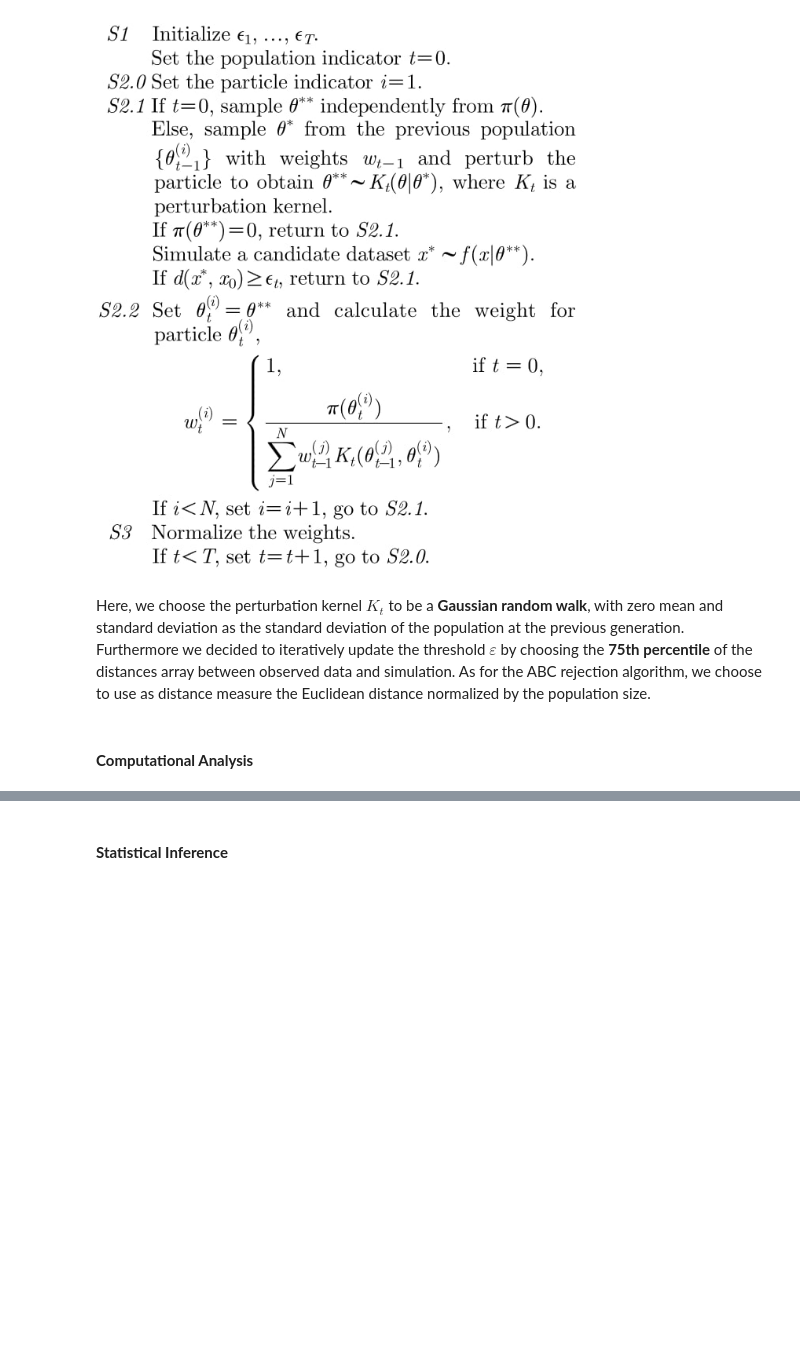
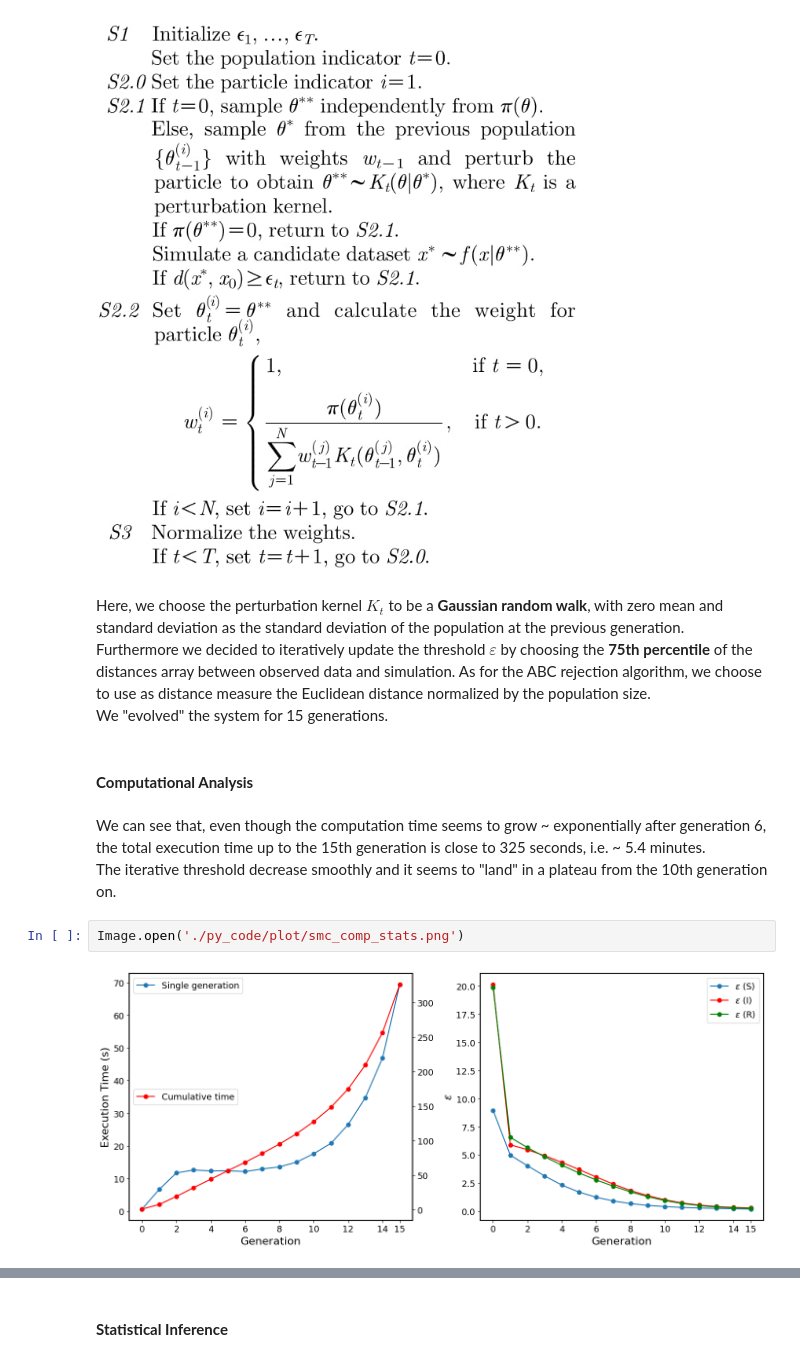
Before and after one commit to Berto70/abc_sir, a Jupyter notebook: final_notebook.ipynb, the cells around one changed output, grey strips where cells are left out. Saved outputs shown, nothing was run; the diff lists cells and outputs as text; blank space fills up the shorter version.

```diff
--- a/final_notebook.ipynb
+++ b/final_notebook.ipynb
@@ -216,5 +216,13 @@ Image.open('./py_code/plot/abc_smc.png')
 # %% [markdown]
 Here, we choose the perturbation kernel $K_t$ to be a **Gaussian random walk**, with zero mean and standard deviation as the standard deviation of the population at the previous generation.
 Furthermore we decided to iteratively update the threshold $\varepsilon$ by choosing the **75th percentile** of the distances array between observed data and simulation. As for the ABC rejection algorithm, we choose to use as distance measure the Euclidean distance normalized by the population size.
+We "evolved" the system for 15 generations.
 # %% [markdown]
 #### **Computational Analysis**
+# %% [markdown]
+We can see that, even though the computation time seems to grow ~ exponentially after generation 6, the total execution time up to the 15th generation is close to 325 seconds, i.e. ~ 5.4 minutes.
+The iterative threshold decrease smoothly and it seems to "land" in a plateau from the 10th generation on.
+# %%
+Image.open('./py_code/plot/smc_comp_stats.png')
+# %% [output]
+[figure, added]
```
Also changed, not shown: parts of 5 cells of this notebook.
